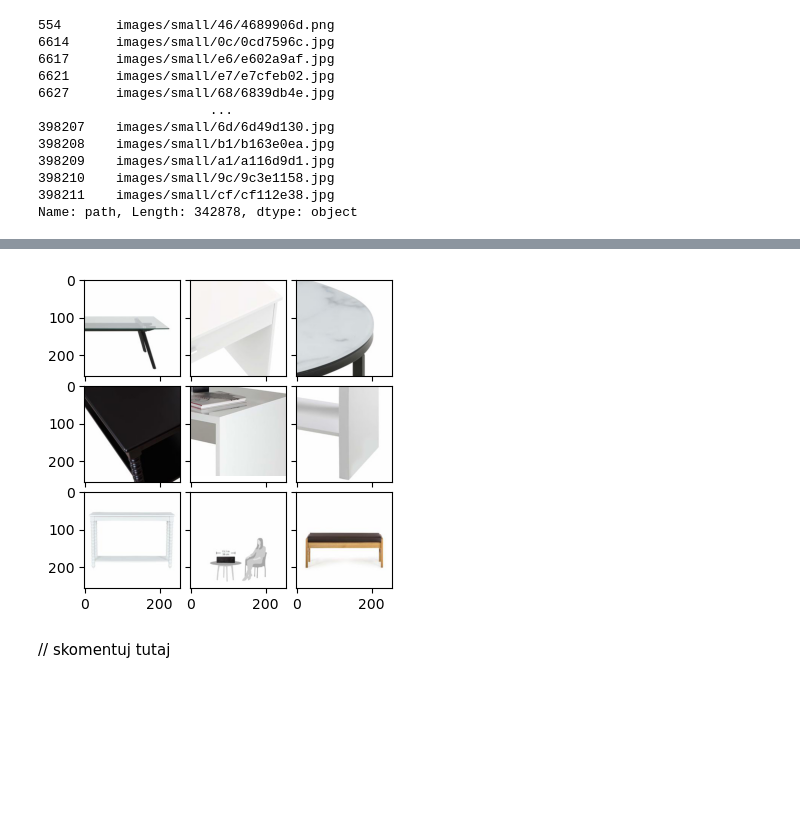
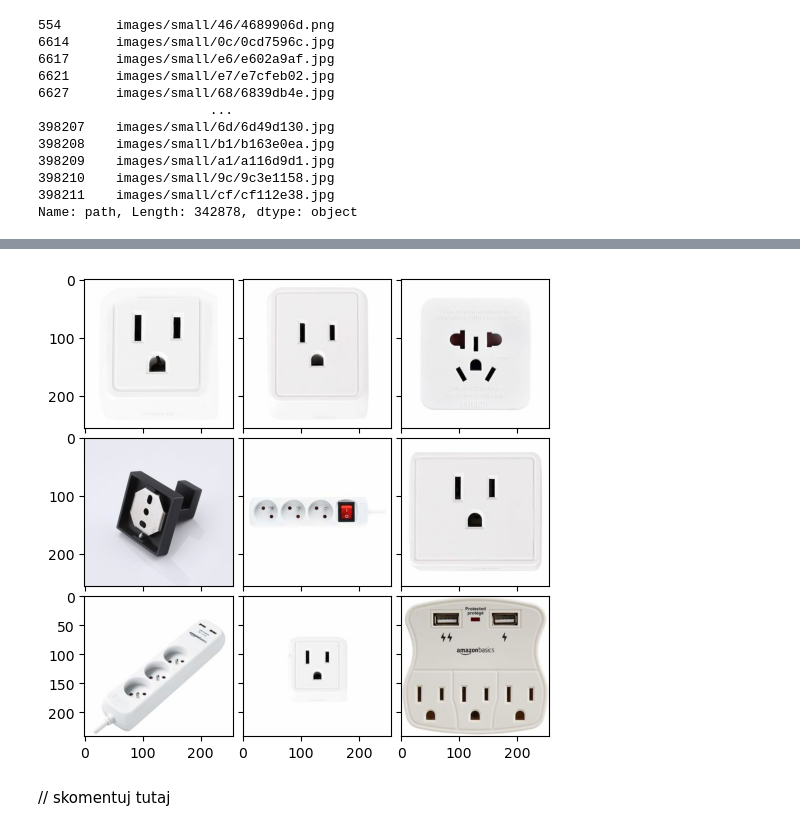
Before and after one commit to basiav/ML-Intro-Course-AGH, a Jupyter notebook: lab2/notebook_empty.ipynb, the cells around one changed output, grey strips where cells are left out. Cells and saved outputs as stored; diff of their text form; code cells hidden in the pictures; blank space fills up the shorter version.

```diff
--- a/lab2/notebook_empty.ipynb
+++ b/lab2/notebook_empty.ipynb
@@ -1149,8 +1149,8 @@ from sentence_transformers import SentenceTransformer
 from tqdm.notebook import tqdm
 
 
-# MAX_IMAGES = 10000
-MAX_IMAGES = 200
+MAX_IMAGES = 10000
+# MAX_IMAGES = 1000
 BATCH_SIZE = joblib.cpu_count(only_physical_cores=True)
 
 
@@ -1213,6 +1213,7 @@ class ImageSearch:
         )
         end_time = time()
         print(f"Build method: {end_time - start_time:.2f} sec")
+        del embeddings
         start_time = time()
         self.index.prepare()
         end_time = time()
@@ -1234,8 +1235,9 @@ class ImageSearch:
         im_len = len(image_paths)
         sqrt = int(np.sqrt([im_len]))
         sqrt = sqrt if im_len / sqrt == sqrt else sqrt + 1
+        f_size = 6.0 if sqrt <= 4 else 10.0
 
-        fig = plt.figure(figsize=(4.0, 4.0))
+        fig = plt.figure(figsize=(f_size, f_size))
         grid = ImageGrid(
             fig,
             111,
@@ -1263,7 +1293,7 @@ image_search.search("red pillow")
 # %%
-image_search.search("table")
+image_search.search("socket")
 # %% [output]
-[figure, old version]
+[figure, new version]
 # %% [markdown]
 // skomentuj tutaj
 # %% [markdown]
```
Also changed, not shown: parts of 16 cells of this notebook.
